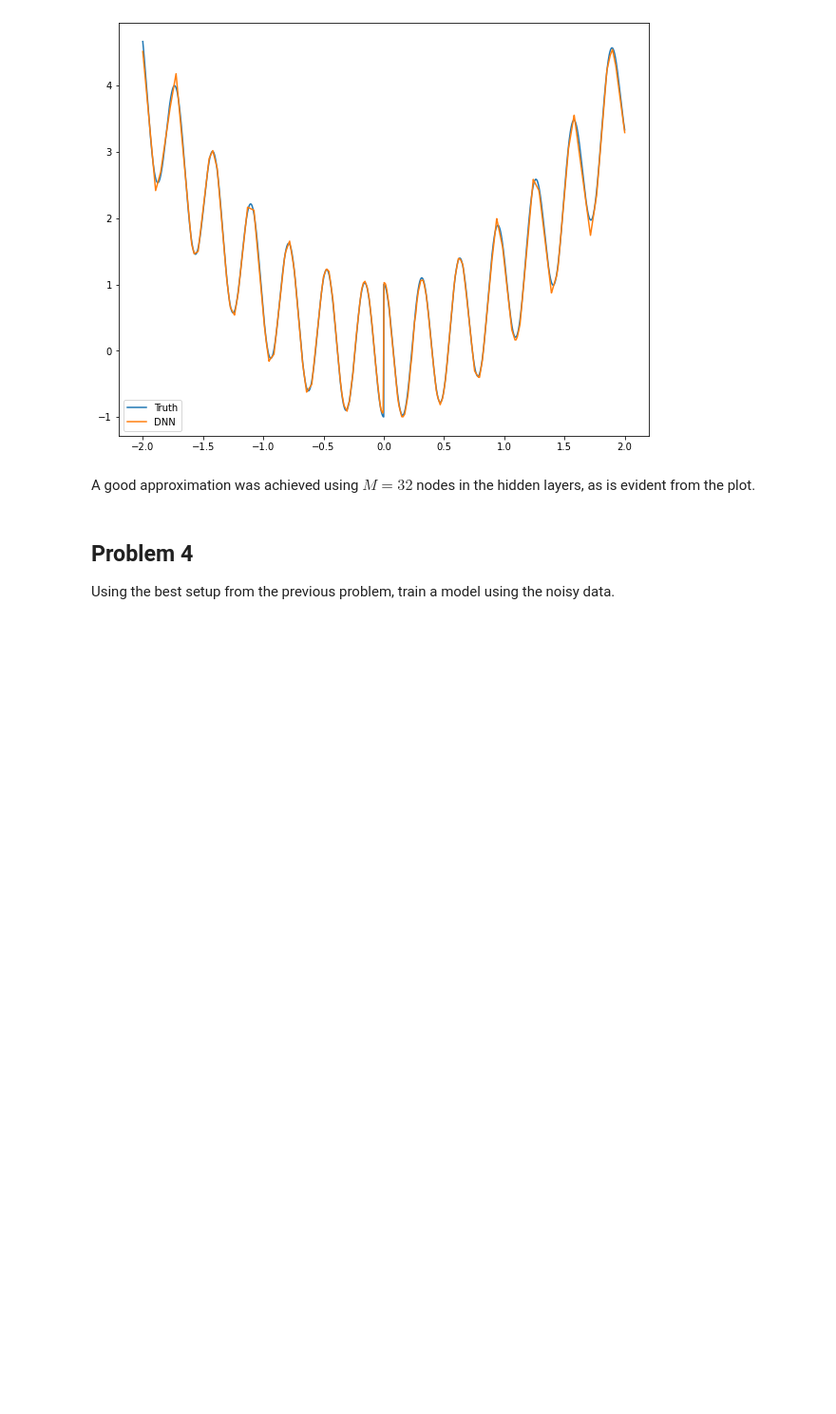
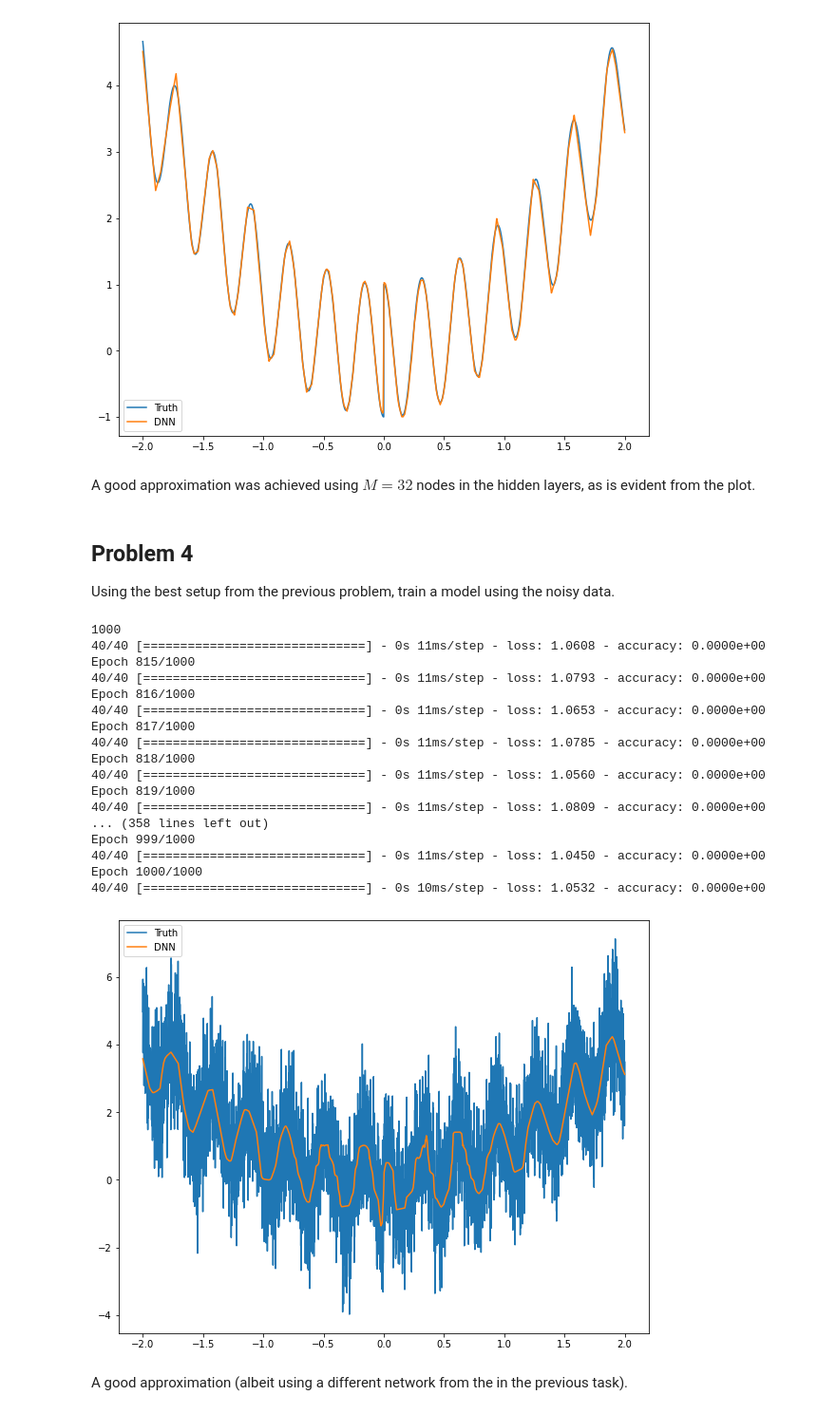
Before and after one commit to jakvah/TTT4185-MachineLearning, a Jupyter notebook: assignment_3b.ipynb, the cells around one changed output. Shown at 95% size. Cells and saved outputs as stored; diff of their text form; code cells hidden in the pictures; blank space fills up the shorter version.

```diff
--- a/assignment_3b.ipynb
+++ b/assignment_3b.ipynb
@@ -360,3 +360,56 @@ A good approximation was achieved using $M=32$ nodes in the hidden layers, as is
 # %% [markdown]
 ## Problem 4
 Using the best setup from the previous problem, train a model using the noisy data.
+# %%
+M = 256
+model = keras.Sequential([
+    keras.layers.Dense(M, activation=tf.nn.relu, input_dim=1),
+    keras.layers.Dense(M, activation=tf.nn.relu),
+    keras.layers.Dense(M, activation=tf.nn.relu),
+    keras.layers.Dense(M, activation=tf.nn.relu),
+    keras.layers.Dense(M, activation=tf.nn.relu),
+    keras.layers.Dense(M, activation=tf.nn.relu),
+    keras.layers.Dense(M, activation=tf.nn.relu),
+    keras.layers.Dense(M, activation=tf.nn.relu),
+    keras.layers.Dense(M, activation=tf.nn.relu),
+    keras.layers.Dense(M, activation=tf.nn.relu),
+    keras.layers.Dense(M, activation=tf.nn.relu),
+    keras.layers.Dense(1)
+])
+model.summary()
+
+# Train the model
+model.compile(loss='mean_squared_error',
+              optimizer="adam",
+              metrics=['accuracy'])
+
+# Using noisy data, y = f(x) + n
+history = model.fit(x, y, epochs=1000, batch_size=128, verbose=True)
+
+z = model.predict(x)
+plt.figure(figsize=(10,8))
+plt.plot(x,y,label="Truth")
+plt.plot(x,z,label="DNN")
+plt.legend()
+plt.show()
+# %% [output]
+1000
+40/40 [==============================] - 0s 11ms/step - loss: 1.0608 - accuracy: 0.0000e+00
+Epoch 815/1000
+40/40 [==============================] - 0s 11ms/step - loss: 1.0793 - accuracy: 0.0000e+00
+Epoch 816/1000
+40/40 [==============================] - 0s 11ms/step - loss: 1.0653 - accuracy: 0.0000e+00
+Epoch 817/1000
+40/40 [==============================] - 0s 11ms/step - loss: 1.0785 - accuracy: 0.0000e+00
+Epoch 818/1000
+40/40 [==============================] - 0s 11ms/step - loss: 1.0560 - accuracy: 0.0000e+00
+Epoch 819/1000
+40/40 [==============================] - 0s 11ms/step - loss: 1.0809 - accuracy: 0.0000e+00
+... (358 lines left out)
+Epoch 999/1000
+40/40 [==============================] - 0s 11ms/step - loss: 1.0450 - accuracy: 0.0000e+00
+Epoch 1000/1000
+40/40 [==============================] - 0s 10ms/step - loss: 1.0532 - accuracy: 0.0000e+00
+[figure, added]
+# %% [markdown]
+A good approximation (albeit using a different network from the in the previous task).
```
